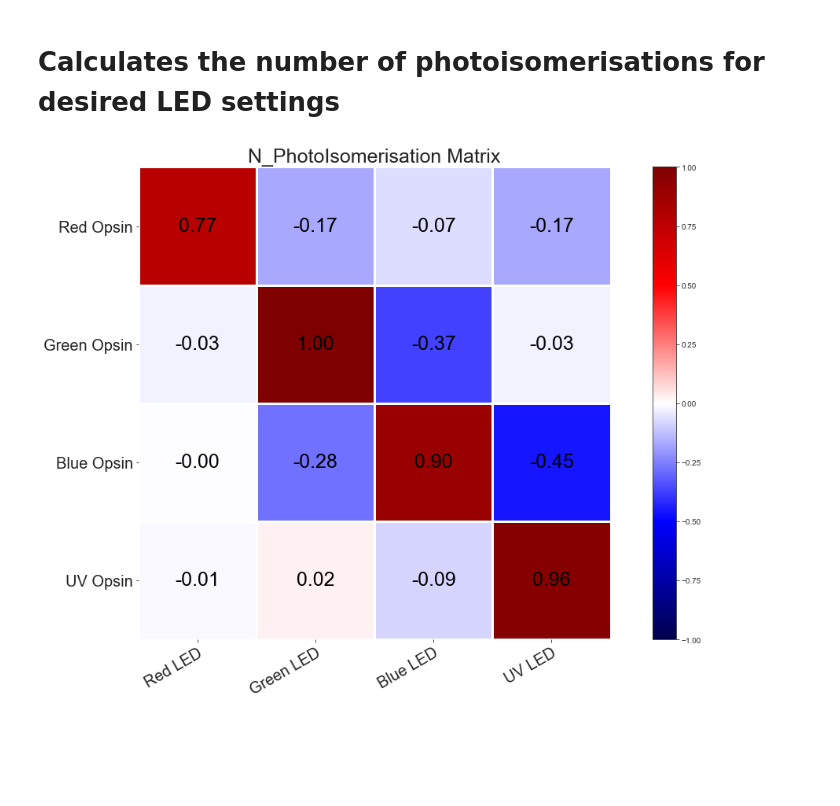
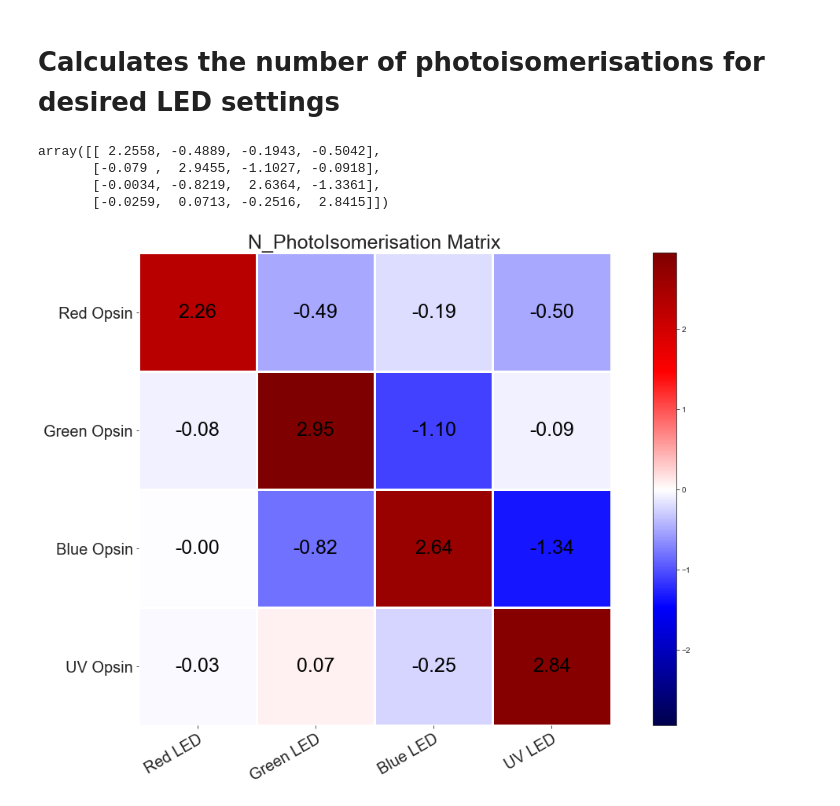
Before and after one commit to eulerlab/open-visual-stimulator, a Jupyter notebook: opsin_spectra_zebrafish.ipynb, the cells around one changed output. Cells and saved outputs as stored; diff of their text form; code cells hidden in the pictures; blank space fills up the shorter version.

```diff
--- a/opsin_spectra_zebrafish.ipynb
+++ b/opsin_spectra_zebrafish.ipynb
@@ -539,35 +537,39 @@ def readingsfromflux(fluxe,wvs, lightspot): #get desired power from flux - neede
 # (specabs) as (log10 T^-1)/OSD diameter, because they were shining light transversely.
 
 def isomerisation(M1e, pmre, lednum, OSA,OSL, conen, gamma, lgf, specabs, lightspot, wvss):
     iso = M1e * OSA[conen] * lgf *  gamma * (1-10**(-specabs[conen]*OSL[conen]))
     return iso
 
 fluxe = photoflux(pmre, ledmaxima, lightspot)
 
 for k in range(0,(nCone)):              # For each cone...
     for j in range(0,(nLED)):               # For each LED...
         Mforabs[k,j] = isomerisation(M1ef[k,j], pmre, j, OSA, OSL, k, gamma, lgf, specabs, lightspot, ledmaxima) # Matrix that translates flux into isomerisations
 
 N = np.linalg.inv(M)                   # Inverse of M1
 isonum = np.dot(Mforabs,fluxe)          # Absolute number of photoisomerisations in cones
 N1ISO = np.linalg.inv(Mforabs)          # Inverse of Mforabs
 
 
-NIso_Matrix = normalise(N1ISO)
+NIso_Matrix = N1ISO
 vnix = np.amax(np.abs(NIso_Matrix.reshape(-1)))
 vnin = - vnix
 
-DataNIso = np.around(NIso_Matrix,decimals=2)
+DataNIso = np.around(NIso_Matrix,decimals=4)
 
 fig, (ax2) = plt.subplots(1, 1, figsize=FigureSize)
 sns.set_style("white")
 
-im, _ = heatmap(NIso_Matrix, Cones, LEDs, ax=ax2, cmap="seismic", vmax = vnix, vmin = vnin)
+im, _ = heatmap(DataNIso, Cones, LEDs, ax=ax2, cmap="seismic", vmax = vnix, vmin = vnin)
 annotate_heatmap(im, valfmt="{x:.2f}", size=FigureFontSize+5)
 
 ax2.set_title('N_PhotoIsomerisation Matrix', fontsize = FigureTitleSize)
 
 fig.tight_layout()
-plt.savefig("N_PhotoIsomerisation Matrix.png")
+DataNIso
 # %% [output]
+array([[ 2.2558, -0.4889, -0.1943, -0.5042],
+       [-0.079 ,  2.9455, -1.1027, -0.0918],
+       [-0.0034, -0.8219,  2.6364, -1.3361],
+       [-0.0259,  0.0713, -0.2516,  2.8415]])
-[figure, old version]
+[figure, new version]
```
Also changed, not shown: parts of 9 cells of this notebook.
